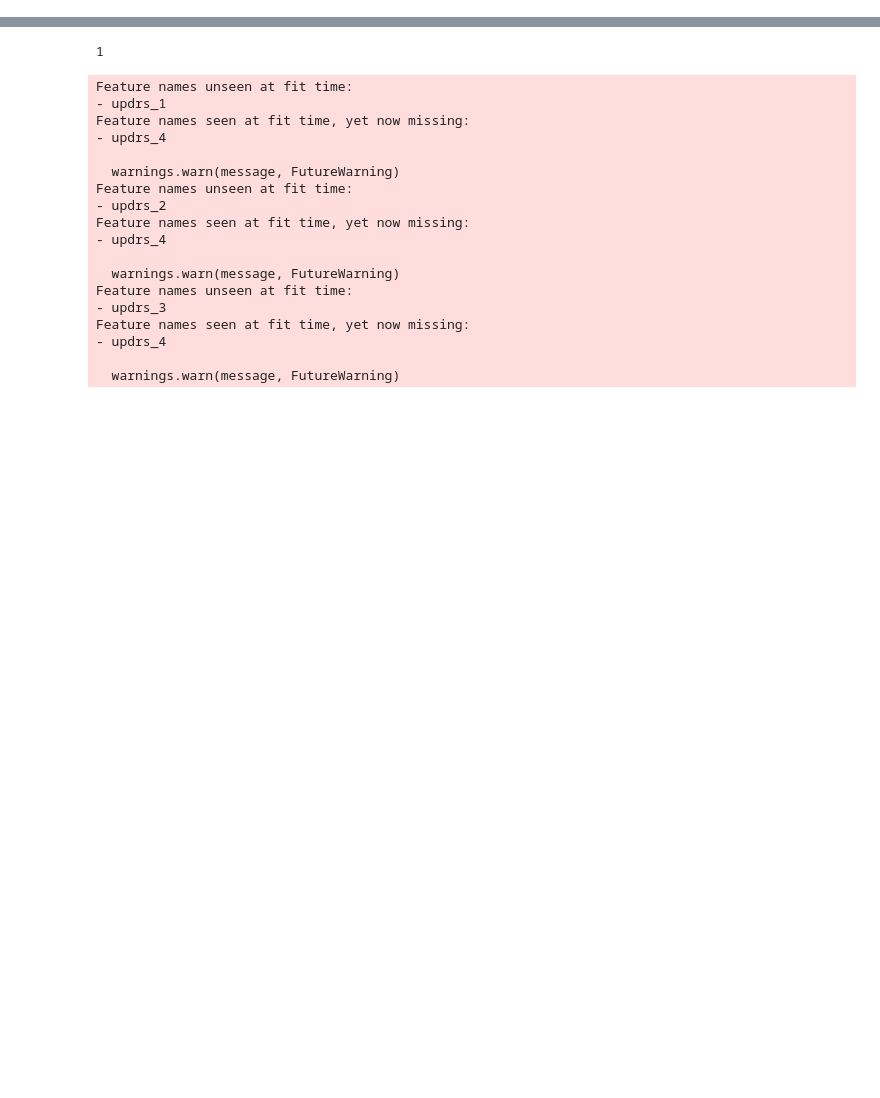
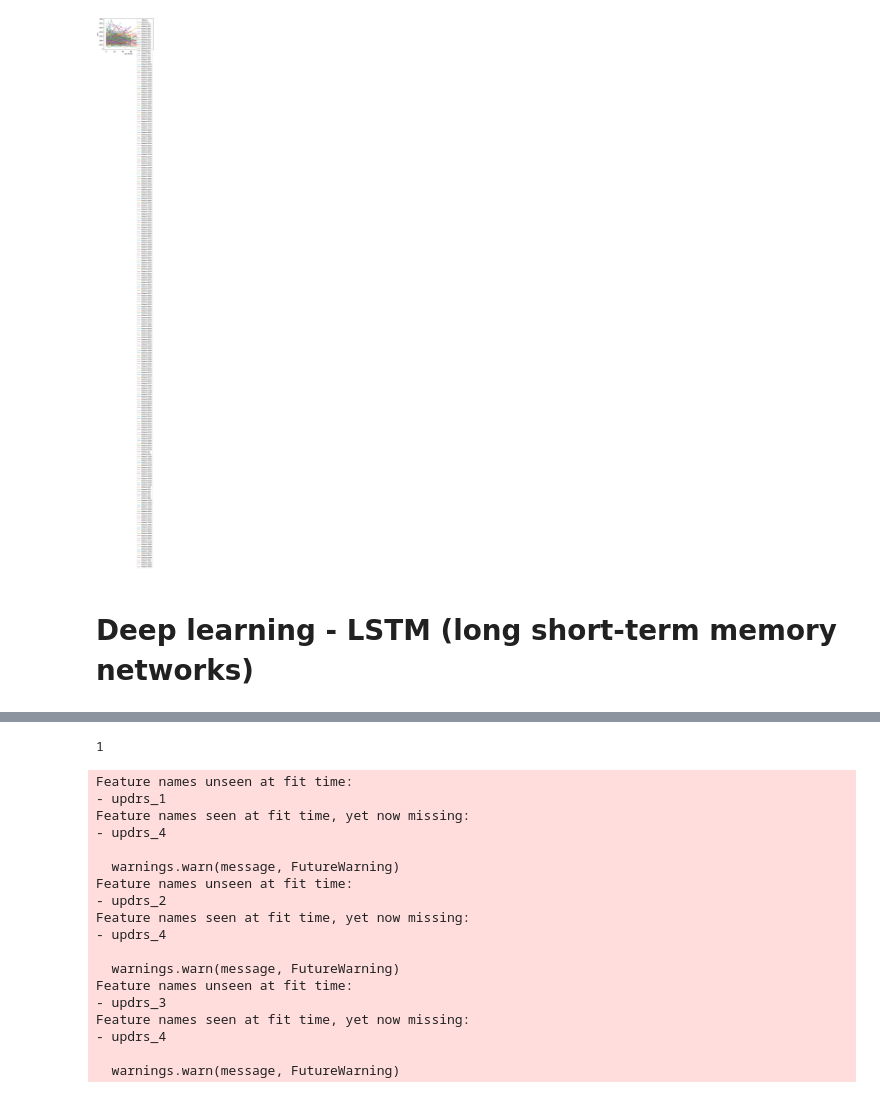
Before and after one commit to swang202/AMP-PD-prediction, a Jupyter notebook: code/Kaggle.ipynb, the cells around one changed output, grey strips where cells are left out. Saved outputs shown, nothing was run; the diff lists cells and outputs as text; code cells hidden in the pictures; blank space fills up the shorter version.

Commit message:
updated paper and merged files

```diff
--- a/code/Kaggle.ipynb
+++ b/code/Kaggle.ipynb
@@ -11,0 +13,3 @@ clinical_df = pd.read_csv('train_clinical_data.csv')
+# %%
+pep_merged = peptides_df.merge(clinical_df, on=['visit_id', 'visit_month', 'patient_id'])
+prot_merged = proteins_df.merge(clinical_df, on=['visit_id', 'visit_month', 'patient_id'])
@@ -11,0 +237,23 @@ clinical_df = pd.read_csv('train_clinical_data.csv')
+# %%
+import matplotlib.pyplot as plt
+
+# Define the protein of interest
+protein = 'Q99435'
+
+# Loop through each patient and create a time series plot for the protein
+for patient in prot_merged['patient_id'].unique():
+    # Subset the data to the protein of interest and the current patient
+    subset = prot_merged[(prot_merged['UniProt'] == protein) & (prot_merged['patient_id'] == patient)]
+
+    # Create the time series plot
+    plt.plot(subset['visit_month'], subset['NPX'], label=f'Patient {patient}')
+
+# Add axis labels and legend
+plt.xlabel('Visit Month')
+plt.ylabel('NPX')
+plt.legend(title='Patient')
+plt.show()
+# %% [output]
+[figure, added]
+# %% [markdown]
+# Deep learning - LSTM (long short-term memory networks)
```
Also changed, not shown: parts of 17 cells of this notebook, 3 other files.
